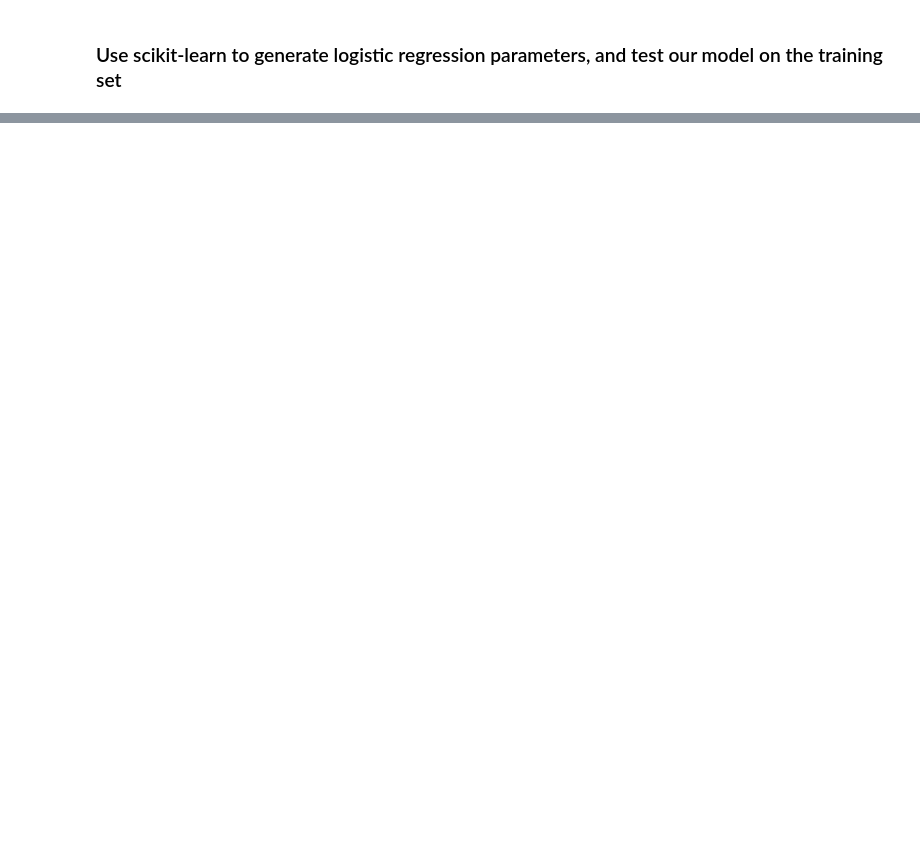
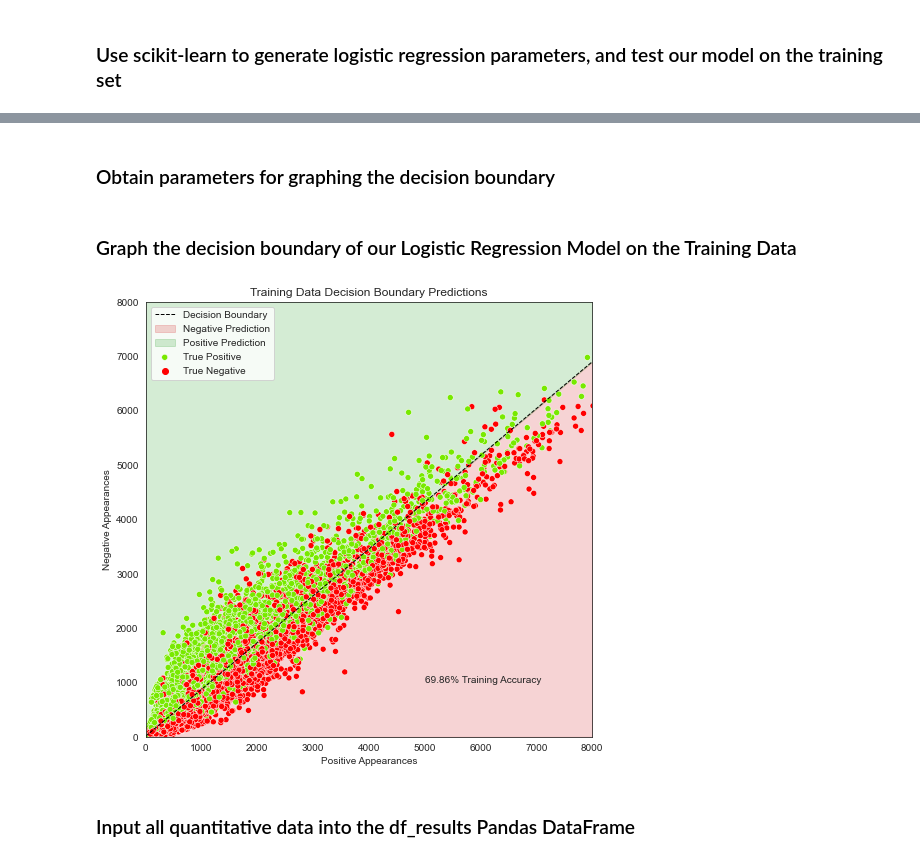
Before and after one commit to reece-iriye/Twitter-Sentiment-Analysis-in-Cpp-vs-Python, a Jupyter notebook: Python Sentiment Analysis/sentiment_analysis.ipynb, the cells around one changed output, grey strips where cells are left out. Saved outputs shown, nothing was run; the diff lists cells and outputs as text; code cells hidden in the pictures; blank space fills up the shorter version.

```diff
--- a/Python Sentiment Analysis/sentiment_analysis.ipynb
+++ b/Python Sentiment Analysis/sentiment_analysis.ipynb
@@ -237,0 +350,42 @@ Our training accuracy is 69.25%
+# %% [markdown]
+### Obtain parameters for graphing the decision boundary
+# %%
+# Obtain regression parameters
+b0, b1, b2 = logReg.coef_[0]
+
+# Calculate intercept and gradient of the decision boundary
+c = -b0/b2
+m = -b1/b2
+
+# Label graph minimums and maximums
+x_min, x_max = [0, 8000]
+y_min, y_max = [0, 8000]
+
+# Create xArray plot including information necessary for plotting the decision boundary
+xArray = np.array([x_min, x_max])
+yArray = m*xArray + c
+
+x_values = np.linspace(0,8000,16000)
+# %% [markdown]
+### Graph the decision boundary of our Logistic Regression Model on the Training Data
+# %%
+fig, ax = plt.subplots(figsize=(8,8))
+ax.plot(xArray, yArray, 'k', lw=1, ls="--")
+ax.fill_between(xArray, yArray, y_min, color="tab:red", alpha=0.2)
+ax.fill_between(xArray, yArray, y_max, color="tab:green", alpha=0.2)
+
+colors = ["#FF0000", "#78E900"]
+sns.scatterplot("Positive Appearances", "Negative Appearances", data=df_train, hue="Sentiment", palette=colors)
+ax.set_xlim([0, 8000])
+ax.set_ylim([0, 8000])
+
+ax.text(5000, 1000, f"{trainingAccuracy*100:.2f}% Training Accuracy")
+
+ax.set_title("Training Data Decision Boundary Predictions")
+ax.legend(loc="upper left", labels=["Decision Boundary", "Negative Prediction", "Positive Prediction", "True Positive", "True Negative"])
+
+plt.show()
+# %% [output]
+[figure, added]
+# %% [markdown]
+### Input all quantitative data into the df_results Pandas DataFrame
```
Also changed, not shown: parts of 25 cells of this notebook, 2 other files.
